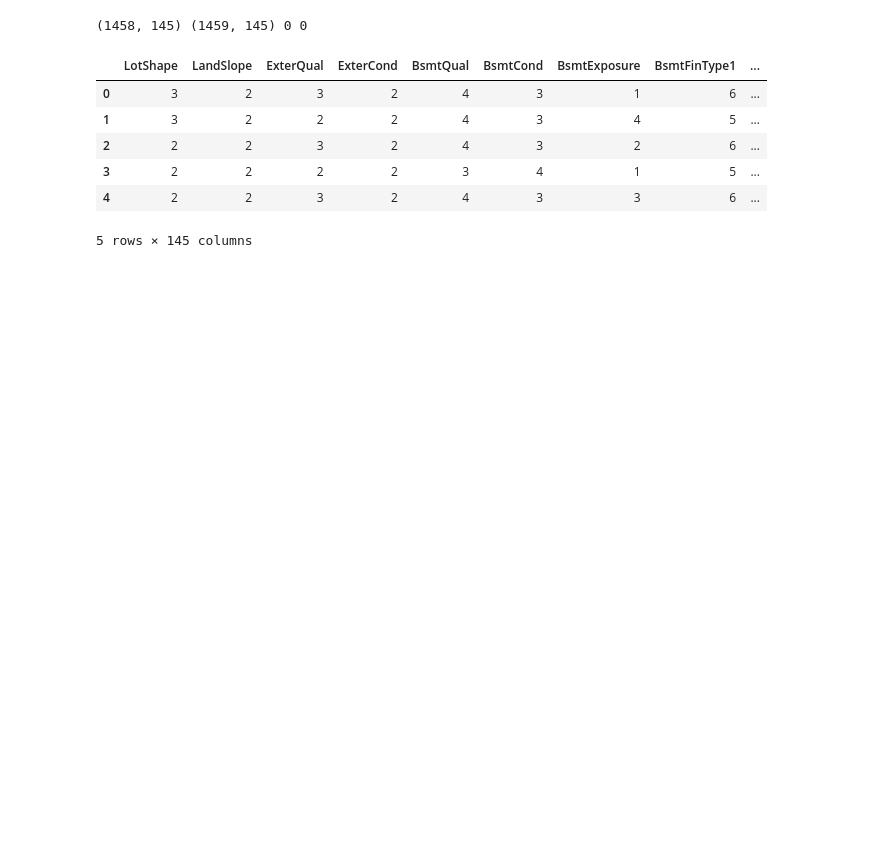
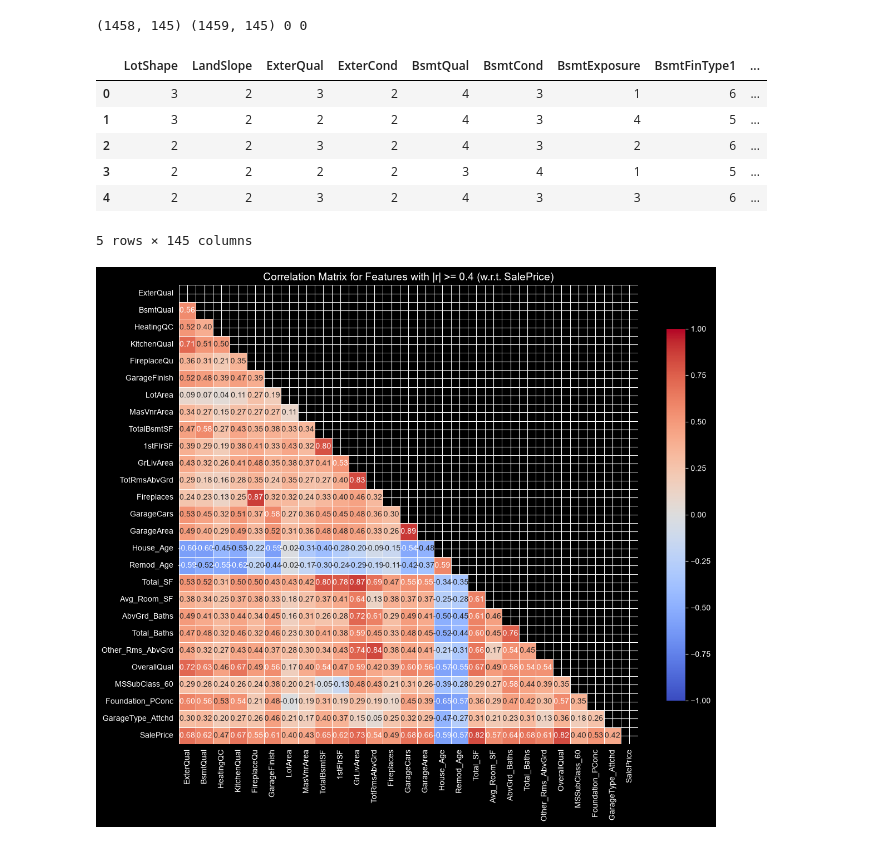
Before and after one commit to Ivanchesq/final_project_menotring, a Jupyter notebook: EDA house prices.ipynb, the cells around one changed output. Drawn from its saved outputs; the diff is of its cells as text; code cells hidden in the pictures; blank space fills up the shorter version.

```diff
--- a/EDA house prices.ipynb
+++ b/EDA house prices.ipynb
@@ -2528,3 +2541,39 @@ X.head()
 | 3 | 2 | 2 | 2 | 2 | 3 | 4 | 1 | 5 | ... |
 | 4 | 2 | 2 | 3 | 2 | 4 | 3 | 3 | 6 | ... |
 5 rows × 145 columns
+# %%
+numeric_X = X.select_dtypes(include=["number"])
+target_corr = numeric_X.apply(lambda col: col.corr(y))
+
+threshold = 0.4
+top_feature_names = target_corr[np.abs(target_corr) >= threshold].index.tolist()
+
+df_top = numeric_X[top_feature_names].copy()
+df_top["SalePrice"] = y
+
+top_corr = df_top.corr()
+
+plt.figure(figsize=(12, 10))
+mask = np.triu(np.ones_like(top_corr, dtype=bool))
+
+sns.heatmap(
+    top_corr,
+    mask=mask,
+    annot=True,
+    fmt=".2f",
+    cmap="coolwarm",
+    vmin=-1,
+    vmax=1,
+    linewidths=0.5,
+    square=True,
+    cbar_kws={"shrink": 0.8},
+)
+
+plt.title(
+    f"Correlation Matrix for Features with |r| >= {threshold} (w.r.t. SalePrice)",
+    fontsize=14,
+)
+plt.tight_layout()
+plt.show()
+# %% [output]
+[figure, added]
```
Also changed, not shown: parts of 1 cell of this notebook, 11 other files.
